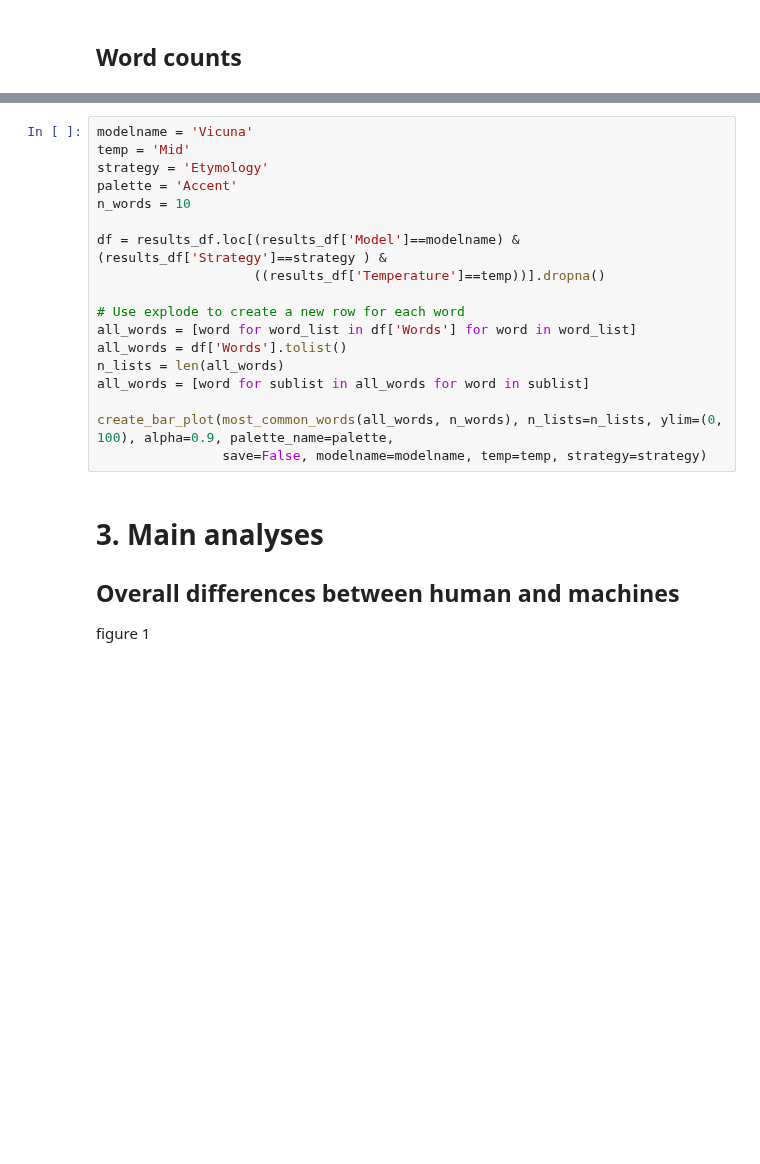
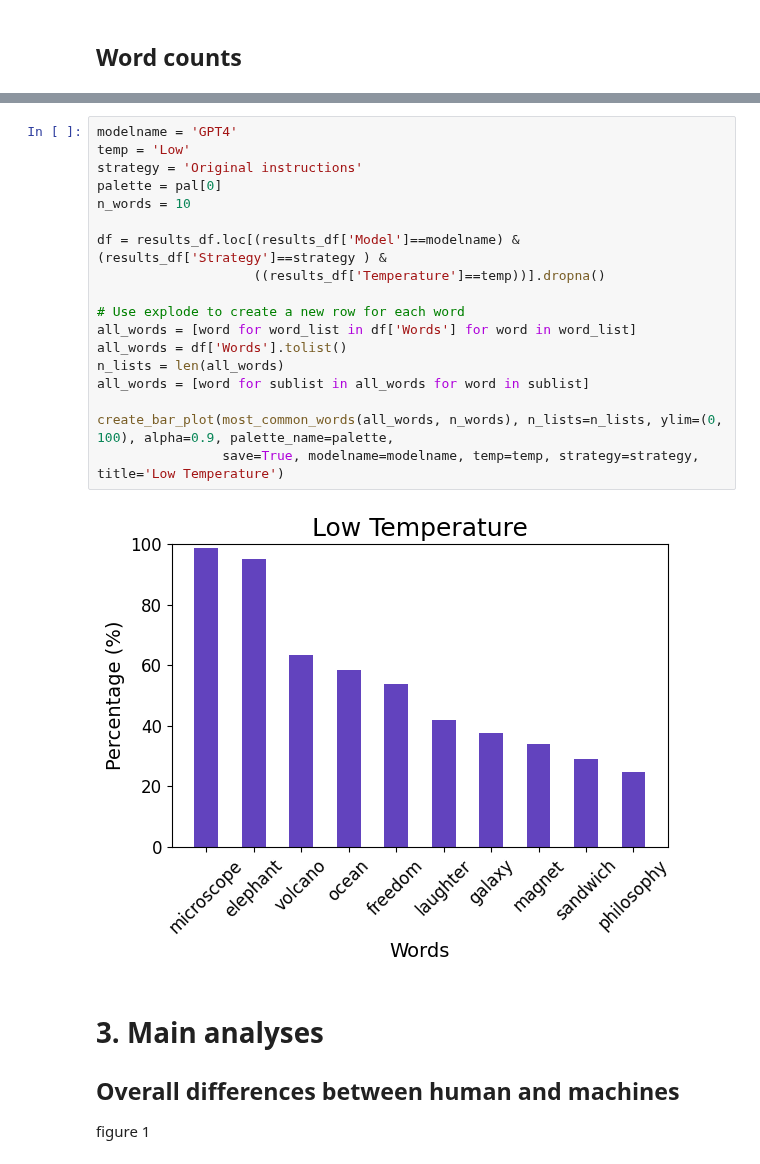
Before and after one commit to AntoineBellemare/DAT_GPT, a Jupyter notebook: notebook/visualization.ipynb, the cells around one changed output, grey strips where cells are left out. Cells and saved outputs as stored; diff of their text form; blank space fills up the shorter version.

```diff
--- a/notebook/visualization.ipynb
+++ b/notebook/visualization.ipynb
@@ -423,21 +530,23 @@ plt.show()
 # %%
-modelname = 'Vicuna'
-temp = 'Mid'
-strategy = 'Etymology'
-palette = 'Accent'
+modelname = 'GPT4'
+temp = 'Low'
+strategy = 'Original instructions'
+palette = pal[0]
 n_words = 10
 
 df = results_df.loc[(results_df['Model']==modelname) & (results_df['Strategy']==strategy ) &
                     ((results_df['Temperature']==temp))].dropna()
 
 # Use explode to create a new row for each word
 all_words = [word for word_list in df['Words'] for word in word_list]
 all_words = df['Words'].tolist()
 n_lists = len(all_words)
 all_words = [word for sublist in all_words for word in sublist]
 
 create_bar_plot(most_common_words(all_words, n_words), n_lists=n_lists, ylim=(0, 100), alpha=0.9, palette_name=palette,
-                save=False, modelname=modelname, temp=temp, strategy=strategy)
+                save=True, modelname=modelname, temp=temp, strategy=strategy, title='Low Temperature')
+# %% [output]
+[figure, added]
 # %% [markdown]
 # 3. Main analyses
 ## Overall differences between human and machines
```
Also changed, not shown: parts of 12 cells of this notebook, 1 other file.
